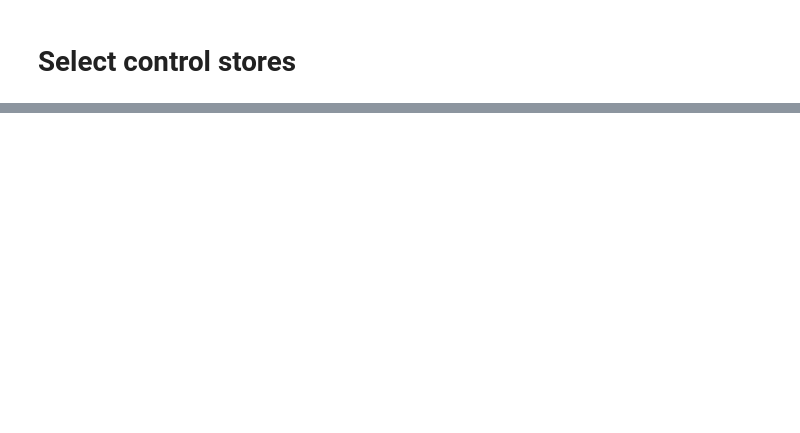
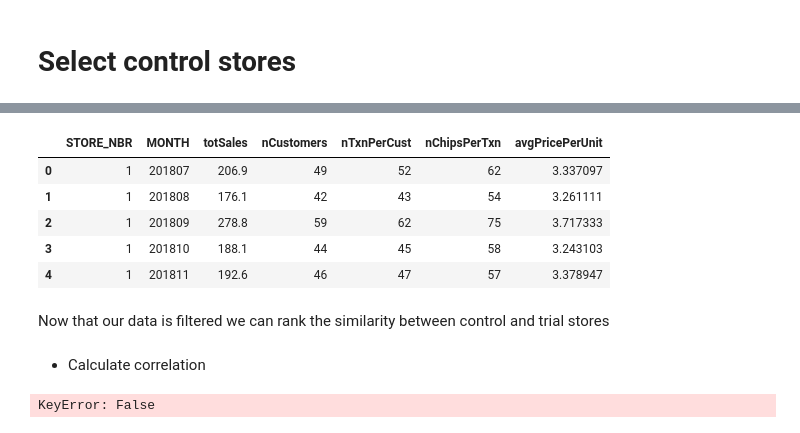
Before and after one commit to jontyj23/Quantium-Virtual-Internship, a Jupyter notebook: task2.ipynb, the cells around one changed output, grey strips where cells are left out. Cells and saved outputs as stored; diff of their text form; code cells hidden in the pictures; blank space fills up the shorter version.

```diff
--- a/task2.ipynb
+++ b/task2.ipynb
@@ -75,0 +104,17 @@ measureOverTime
+# %%
+# Pre-trial data
+
+# Filter all stores in the full observation to only have the data before the trial period
+preTrialMeasures = storesWithFullObs[storesWithFullObs['MONTH'] < 201902]
+preTrialMeasures.head()
+# %% [output]
+|  | STORE_NBR | MONTH | totSales | nCustomers | nTxnPerCust | nChipsPerTxn | avgPricePerUnit |
+| 0 | 1 | 201807 | 206.9 | 49 | 52 | 62 | 3.337097 |
+| 1 | 1 | 201808 | 176.1 | 42 | 43 | 54 | 3.261111 |
+| 2 | 1 | 201809 | 278.8 | 59 | 62 | 75 | 3.717333 |
+| 3 | 1 | 201810 | 188.1 | 44 | 45 | 58 | 3.243103 |
+| 4 | 1 | 201811 | 192.6 | 46 | 47 | 57 | 3.378947 |
+# %% [markdown]
+Now that our data is filtered we can rank the similarity between control and trial stores
+# %% [markdown]
+- Calculate correlation
@@ -75,0 +137,9 @@ measureOverTime
+# %%
+# Create correlation table
+corr_table = pd.DataFrame(columns= ['MONTH', 'TRIAL_STORE', 'CONTROL_STORE', 'CORRELATION_SCORE'])
+for trial_num in [77, 86, 88]:
+    corr_table = pd.concat([corr_table, calcCorrTable(["totSales", "nCustomers", "nTxnPerCust", "nChipsPerTxn", "avgPricePerUnit"], trial_num)])
+
+corr_table.head(8)
+# %% [output]
+KeyError: False
```
Also changed, not shown: parts of 10 cells of this notebook.
